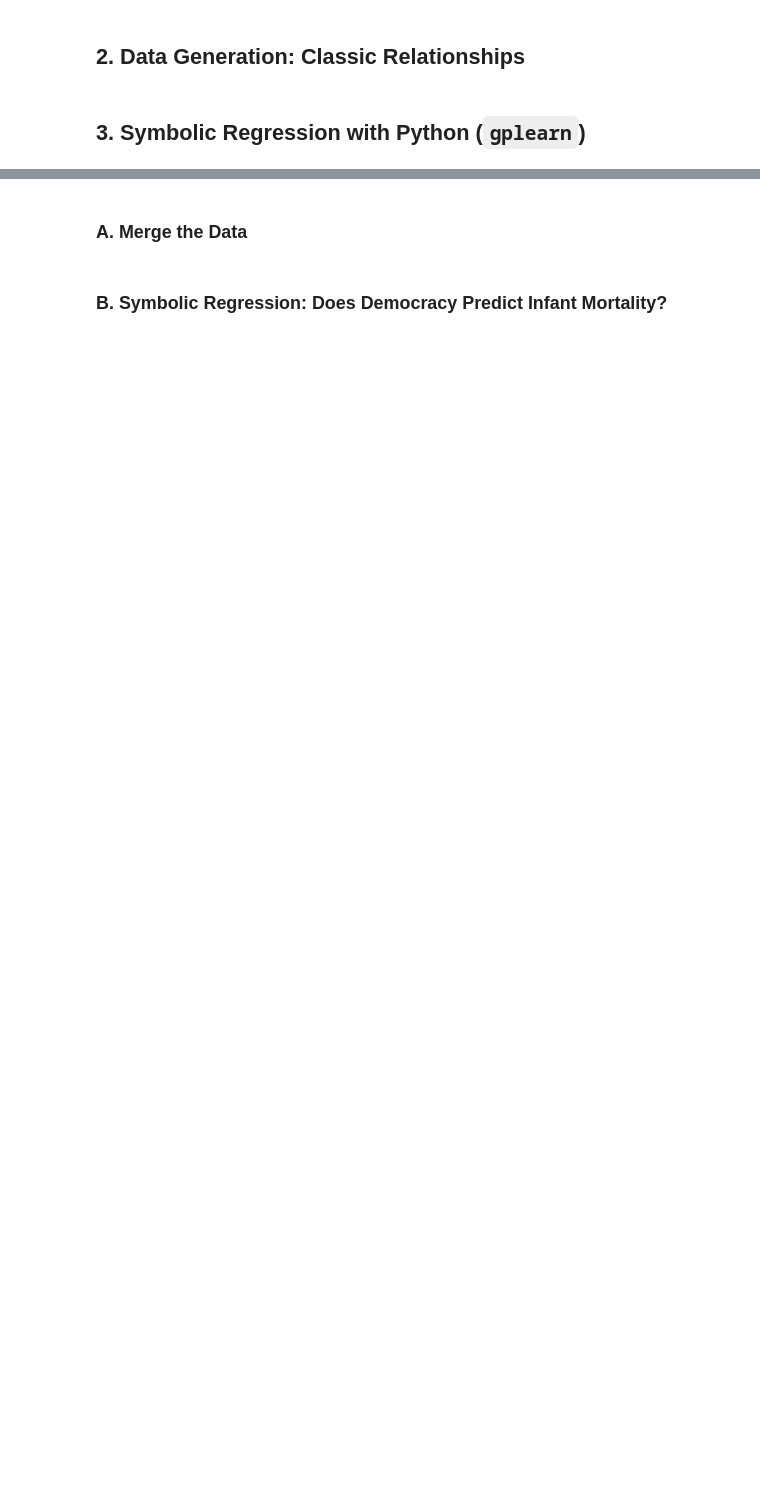
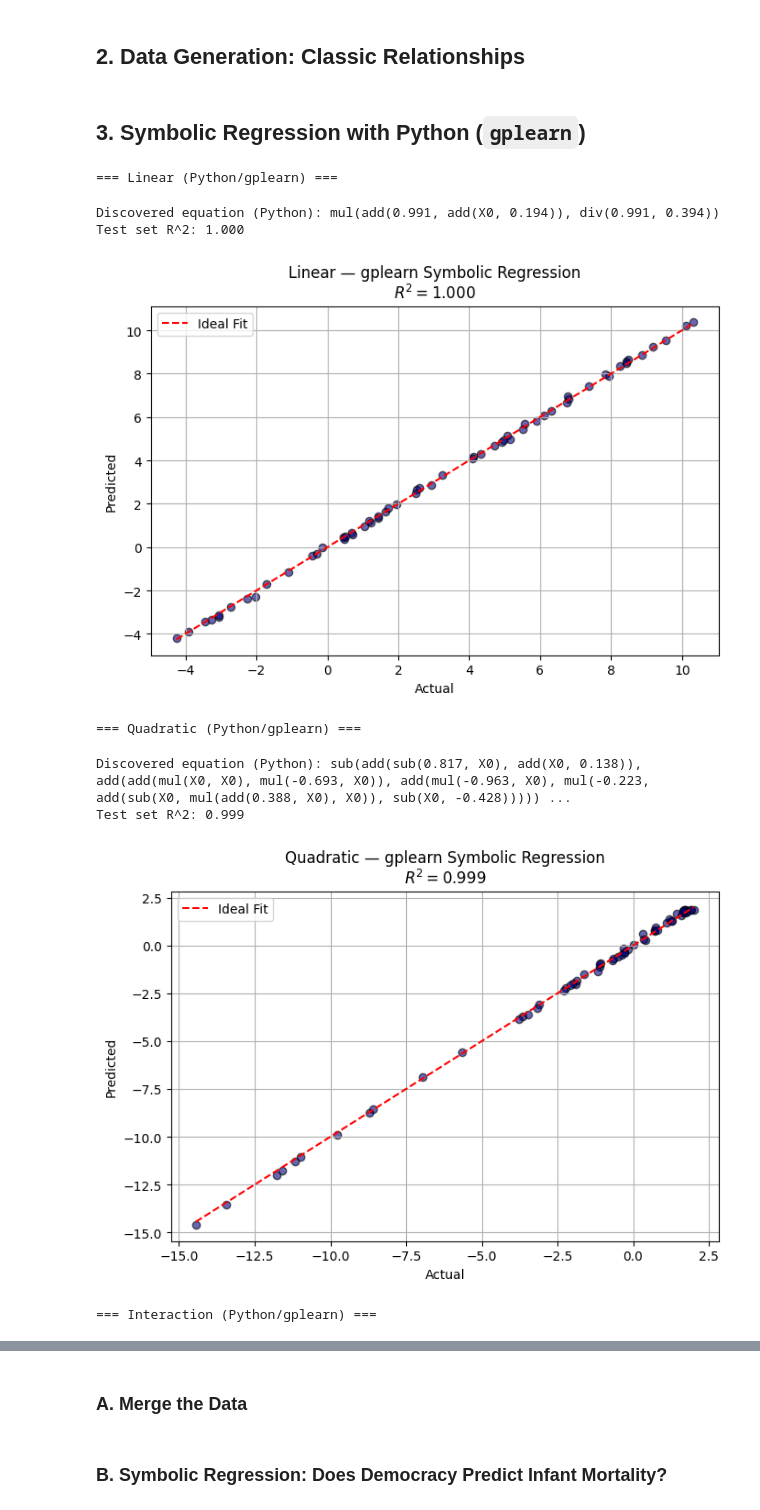
Before and after one commit to DanBaissa/symbolic_regression_polisci, a Jupyter notebook: Symbolic_Regression_Political_Science_Edition.ipynb, the cells around one changed output, grey strips where cells are left out. Drawn from its saved outputs; the diff is of its cells as text; code cells hidden in the pictures; blank space fills up the shorter version.

```diff
--- a/Symbolic_Regression_Political_Science_Edition.ipynb
+++ b/Symbolic_Regression_Political_Science_Edition.ipynb
@@ -60,21 +142,52 @@ datasets = [
 # %% [markdown]
 ## 3. Symbolic Regression with Python (`gplearn`)
 # %%
+import matplotlib.pyplot as plt
+
 gplearn_results = []
 
 for name, X_data, y_data, _ in datasets:
     print(f"\n=== {name} (Python/gplearn) ===")
     X_train, X_test, y_train, y_test = train_test_split(X_data, y_data, test_size=0.3, random_state=42)
     py_est = SymbolicRegressor(
-        population_size=1000, generations=20, stopping_criteria=0.01,
-        p_crossover=0.7, p_subtree_mutation=0.1, p_hoist_mutation=0.05,
-        p_point_mutation=0.1, max_samples=0.9, verbose=0,
-        parsimony_coefficient=0.01, random_state=0
+        population_size=1000,
+        generations=20,
+        stopping_criteria=0.01,
+        p_crossover=0.7,
+        p_subtree_mutation=0.1,
+        p_hoist_mutation=0.05,
+        p_point_mutation=0.1,
+        max_samples=0.9,
+        verbose=0,
+        parsimony_coefficient=0.01,
+        random_state=0
     )
     py_est.fit(X_train, y_train)
     y_pred_py = py_est.predict(X_test)
     py_r2 = r2_score(y_test, y_pred_py)
     py_eq = str(py_est._program)
     print(f"Discovered equation (Python): {py_eq}")
     print(f"Test set R^2: {py_r2:.3f}")
     gplearn_results.append({'name': name, 'eq': py_eq, 'r2': py_r2})
+
+    # === PLOTTING ===
+    plt.figure(figsize=(7,5))
+    plt.scatter(y_test, y_pred_py, alpha=0.6, color='navy', edgecolor='k')
+    plt.plot([y_test.min(), y_test.max()], [y_test.min(), y_test.max()], 'r--', label='Ideal Fit')
+    plt.title(f"{name} — gplearn Symbolic Regression\n$R^2 = {py_r2:.3f}$")
+    plt.xlabel("Actual")
+    plt.ylabel("Predicted")
+    plt.legend()
+    plt.tight_layout()
+    plt.grid(True)
+    plt.show()
+# %% [output]
+=== Linear (Python/gplearn) ===
+Discovered equation (Python): mul(add(0.991, add(X0, 0.194)), div(0.991, 0.394))
+Test set R^2: 1.000
+[figure, added]
+=== Quadratic (Python/gplearn) ===
+Discovered equation (Python): sub(add(sub(0.817, X0), add(X0, 0.138)), add(add(mul(X0, X0), mul(-0.693, X0)), add(mul(-0.963, X0), mul(-0.223, add(sub(X0, mul(add(0.388, X0), X0)), sub(X0, -0.428))))) ...
+Test set R^2: 0.999
+[figure, added]
+=== Interaction (Python/gplearn) ===
```
Also changed, not shown: parts of 20 cells of this notebook.
